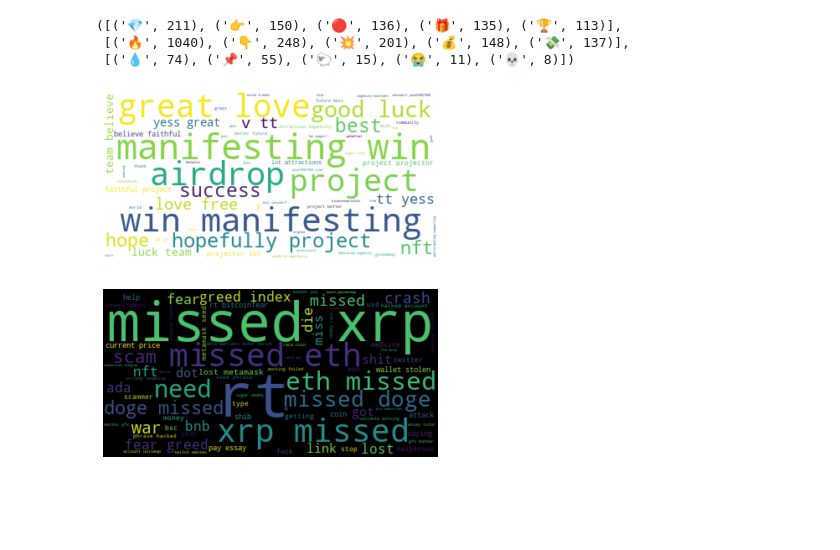
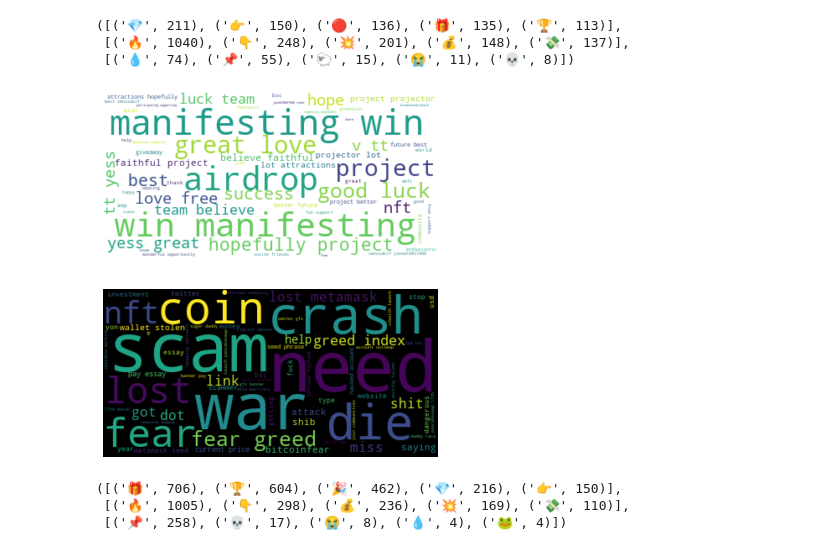
Before and after one commit to LaachH/dream_team, a Jupyter notebook: gunin files/refined.ipynb, the cells around one changed output. Cells and saved outputs as stored; diff of their text form; code cells hidden in the pictures; blank space fills up the shorter version.

```diff
--- a/gunin files/refined.ipynb
+++ b/gunin files/refined.ipynb
@@ -365,19 +365,19 @@ btc_samples['positive sample'] = " ".join(sample for sample in btc_samples['posi
 btc_samples['negative sample'] = " ".join(sample for sample in btc_samples['negative sample'])
 btc_samples
 # %%
-stopwords.update(['https', 'http', 't', 's', 'll', 'mon', 'bitcoin', 'btc', 'crypto', 'cryptocurrency', 'rt'])
+stopwords.update(['https', 'http', 't', 's', 'll', 'mon', 'bitcoin', 'btc', 'crypto', 'cryptocurrency', 'tsla', 'tesla', 'gamestop', 'gt', 'elonmusk', 'rt', 'amc', 'gme', 'eth', 'ethereum', 'missed', 'doge', 'dogecoin', 'ada', 'cardano', 'xrp', 'bnb', 'ripple', 'binance'])
 
 btc_pos_wordcloud = WordCloud(stopwords=stopwords, background_color="white").generate(btc_samples['positive sample'])
 plt.imshow(btc_pos_wordcloud, interpolation='bilinear')
 plt.axis("off")
 plt.show()
 # %% [output]
-[figure, old version]
+[figure, new version]
 # %%
 btc_neg_wordcloud = WordCloud(stopwords=stopwords).generate(btc_samples['negative sample'])
 plt.imshow(btc_neg_wordcloud, interpolation='bilinear')
 plt.axis("off")
 plt.show()
 # %% [output]
-[figure, old version]
+[figure, new version]
 # %%
@@ -384,0 +387,7 @@ eth_tweets = tweets('2022-04-05', '2022-04-11', 100, 'btc OR bitcoin OR crypto -
+# %%
+eth_emoji = group_emojis(sorted(get_emoji_count(eth_data).items(), key=lambda x: x[1], reverse=True))
+eth_emoji
+# %% [output]
+([('🎁', 706), ('🏆', 604), ('🎉', 462), ('💎', 216), ('👉', 150)],
+ [('🔥', 1005), ('👇', 298), ('💰', 236), ('💥', 169), ('💸', 110)],
+ [('📌', 258), ('💀', 17), ('😭', 8), ('💧', 4), ('🐸', 4)])
```
Also changed, not shown: parts of 35 cells of this notebook.
